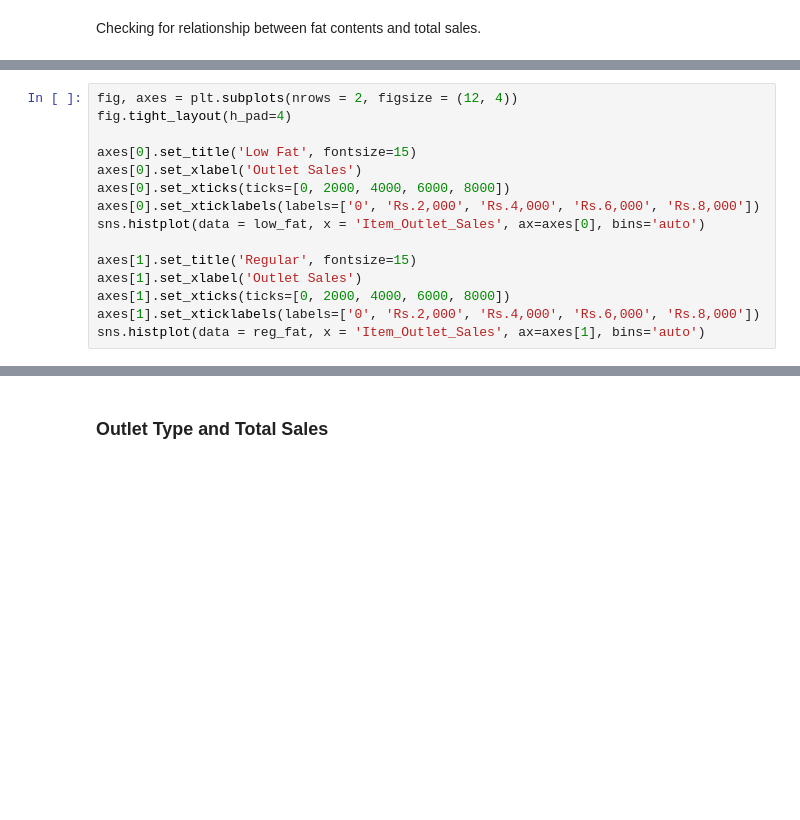
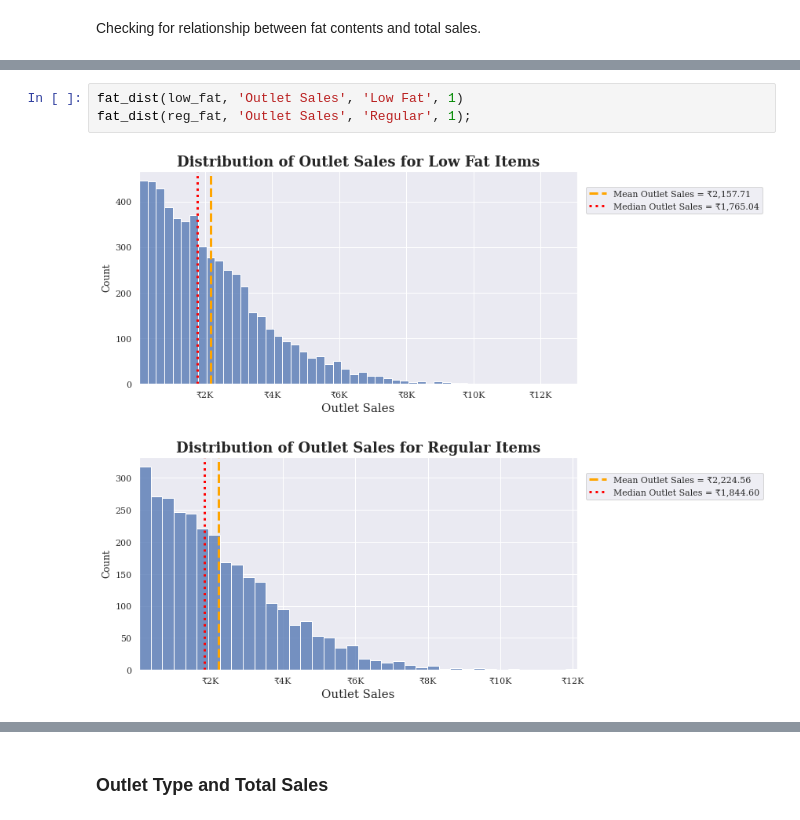
Before and after one commit to SantosAbimaelRomero/Sales-Preditions, a Jupyter notebook: Sales_Predictions_Project.ipynb, the cells around one changed output, grey strips where cells are left out. Drawn from its saved outputs; the diff is of its cells as text; blank space fills up the shorter version.

```diff
--- a/Sales_Predictions_Project.ipynb
+++ b/Sales_Predictions_Project.ipynb
@@ -341,15 +352,0 @@ reg_fat = sales_csv[sales_csv['Item_Fat_Content'] == 'Regular']
-# %%
-fig, axes = plt.subplots(nrows = 2, figsize = (12, 4))
-fig.tight_layout(h_pad=4)
-
-axes[0].set_title('Low Fat', fontsize=15)
-axes[0].set_xlabel('Outlet Sales')
-axes[0].set_xticks(ticks=[0, 2000, 4000, 6000, 8000])
-axes[0].set_xticklabels(labels=['0', 'Rs.2,000', 'Rs.4,000', 'Rs.6,000', 'Rs.8,000'])
-sns.histplot(data = low_fat, x = 'Item_Outlet_Sales', ax=axes[0], bins='auto')
-
-axes[1].set_title('Regular', fontsize=15)
-axes[1].set_xlabel('Outlet Sales')
-axes[1].set_xticks(ticks=[0, 2000, 4000, 6000, 8000])
-axes[1].set_xticklabels(labels=['0', 'Rs.2,000', 'Rs.4,000', 'Rs.6,000', 'Rs.8,000'])
-sns.histplot(data = reg_fat, x = 'Item_Outlet_Sales', ax=axes[1], bins='auto')
@@ -358,0 +398,6 @@ sns.histplot(data = reg_fat, x = 'Item_Outlet_Sales', ax=axes[1], bins='auto')
+# %%
+fat_dist(low_fat, 'Outlet Sales', 'Low Fat', 1)
+fat_dist(reg_fat, 'Outlet Sales', 'Regular', 1);
+# %% [output]
+[figure, added]
+[figure, added]
```
Also changed, not shown: parts of 24 cells of this notebook.
